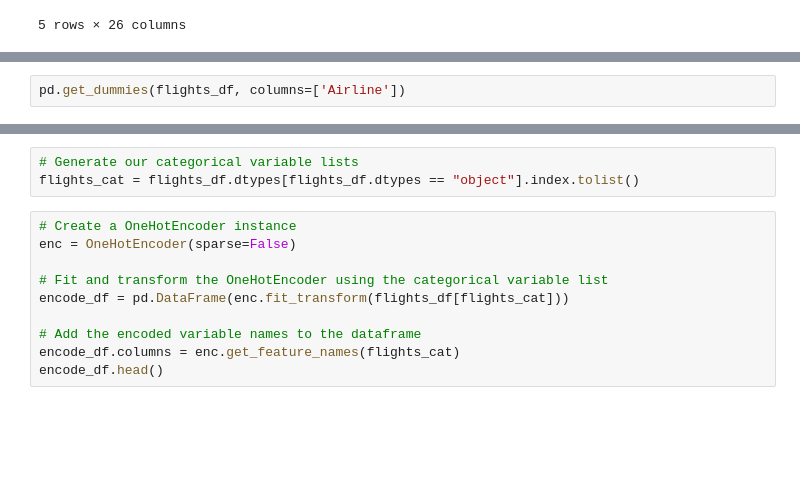
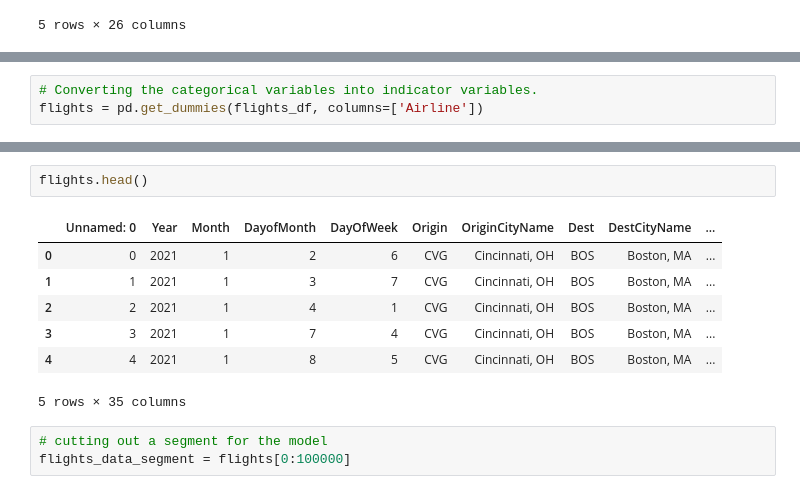
Before and after one commit to montsecruz9/Final_Project, a Jupyter notebook: MachineLearning_flights.ipynb, the cells around one changed output, grey strips where cells are left out. Saved outputs shown, nothing was run; the diff lists cells and outputs as text; blank space fills up the shorter version.

Commit message:
Splitting data

```diff
--- a/MachineLearning_flights.ipynb
+++ b/MachineLearning_flights.ipynb
@@ -51,2 +37,3 @@ flights_df.drop(['Origin', 'Dest', 'Unnamed: 0', 'Cancelled', 'CarrierDelay', 'W
 # %%
-pd.get_dummies(flights_df, columns=['Airline'])
+# Converting the categorical variables into indicator variables.
+flights = pd.get_dummies(flights_df, columns=['Airline'])
@@ -84,13 +40,13 @@ flights_df.drop(['Origin', 'Dest', 'Unnamed: 0', 'OriginCityName', 'DestCityName
-# %%
-# Generate our categorical variable lists
-flights_cat = flights_df.dtypes[flights_df.dtypes == "object"].index.tolist()
-# %%
-# Create a OneHotEncoder instance
-enc = OneHotEncoder(sparse=False)
-
-# Fit and transform the OneHotEncoder using the categorical variable list
-encode_df = pd.DataFrame(enc.fit_transform(flights_df[flights_cat]))
-
-# Add the encoded variable names to the dataframe
-encode_df.columns = enc.get_feature_names(flights_cat)
-encode_df.head()
+# %%
+flights.head()
+# %% [output]
+|  | Unnamed: 0 | Year | Month | DayofMonth | DayOfWeek | Origin | OriginCityName | Dest | DestCityName | ... |
+| 0 | 0 | 2021 | 1 | 2 | 6 | CVG | Cincinnati, OH | BOS | Boston, MA | ... |
+| 1 | 1 | 2021 | 1 | 3 | 7 | CVG | Cincinnati, OH | BOS | Boston, MA | ... |
+| 2 | 2 | 2021 | 1 | 4 | 1 | CVG | Cincinnati, OH | BOS | Boston, MA | ... |
+| 3 | 3 | 2021 | 1 | 7 | 4 | CVG | Cincinnati, OH | BOS | Boston, MA | ... |
+| 4 | 4 | 2021 | 1 | 8 | 5 | CVG | Cincinnati, OH | BOS | Boston, MA | ... |
+5 rows × 35 columns
+# %%
+# cutting out a segment for the model
+flights_data_segment = flights[0:100000]
```
Also changed, not shown: parts of 17 cells of this notebook.
